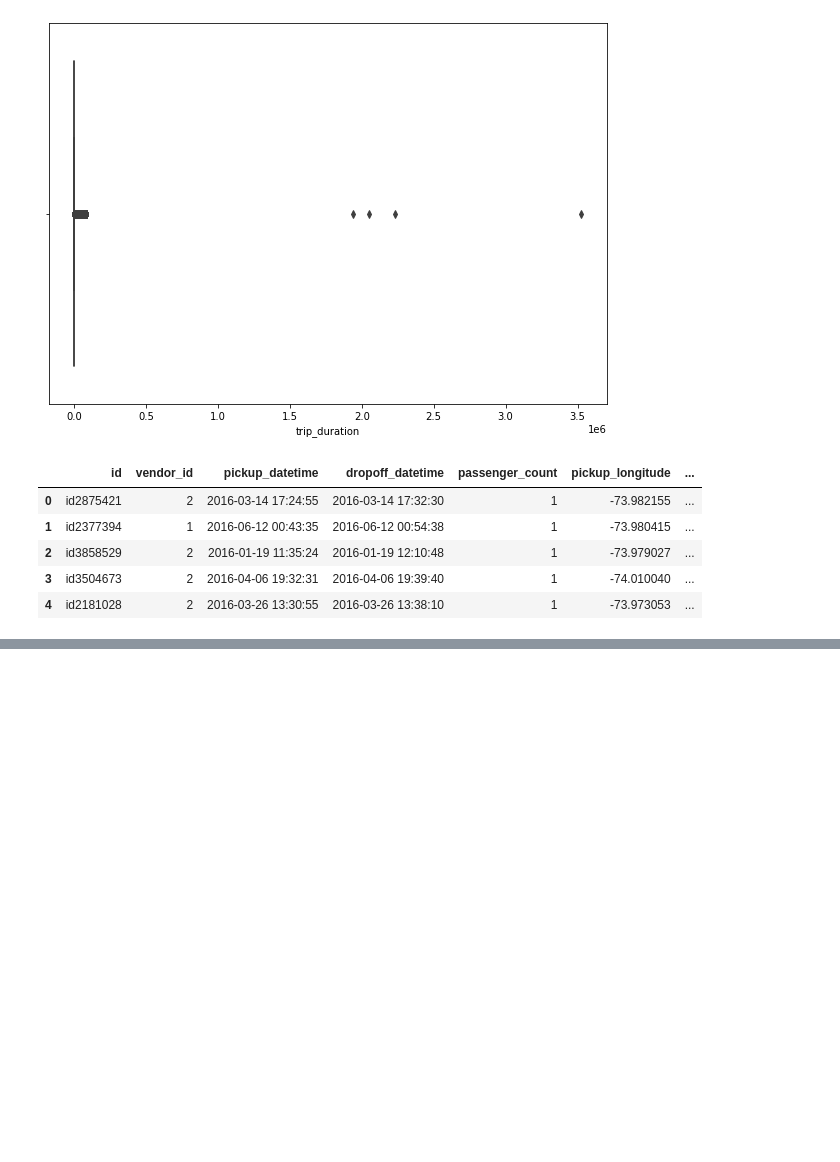
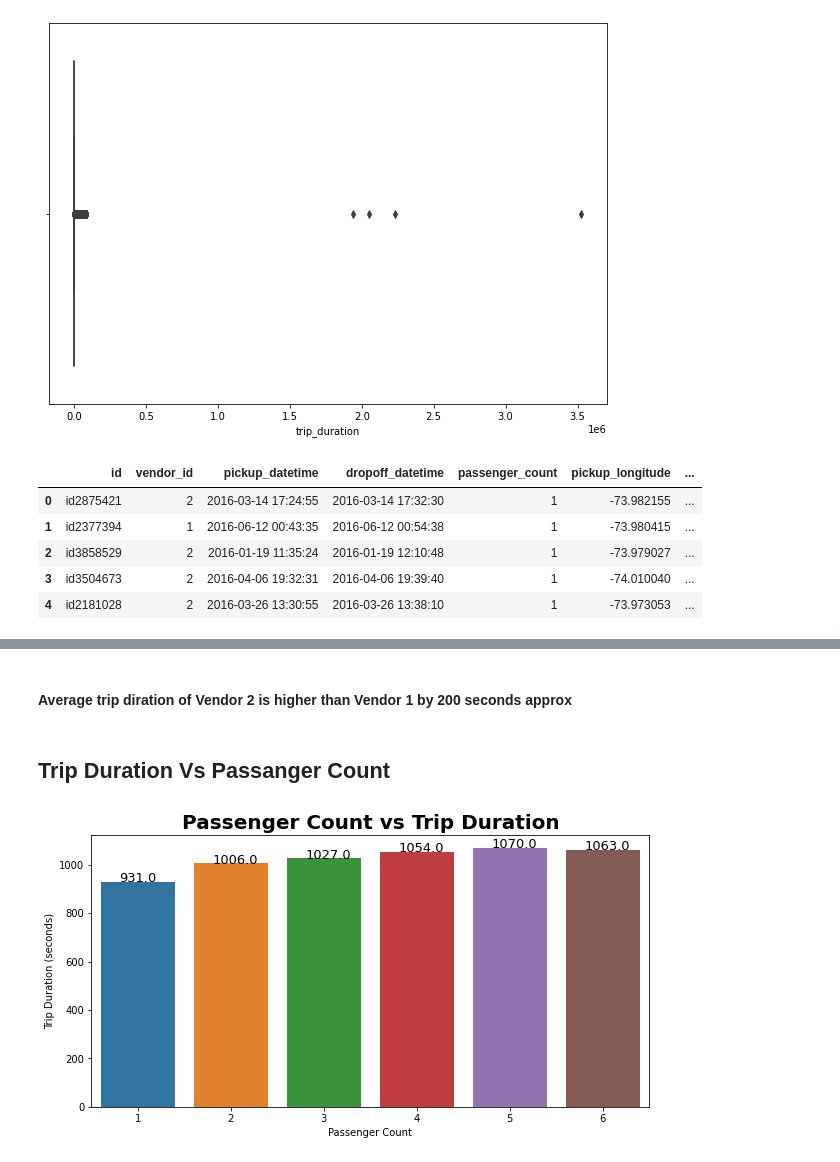
Before and after one commit to Kishan459/NYC-Taxi-Trip-Time_prediction, a Jupyter notebook: NYC_Taxi_Trip_Time_Prediction_Capstone_Project.ipynb, the cells around one changed output, grey strips where cells are left out. Cells and saved outputs as stored; diff of their text form; code cells hidden in the pictures; blank space fills up the shorter version.

```diff
--- a/NYC_Taxi_Trip_Time_Prediction_Capstone_Project.ipynb
+++ b/NYC_Taxi_Trip_Time_Prediction_Capstone_Project.ipynb
@@ -485,0 +503,17 @@ df.head()
+# %% [markdown]
+#### Average trip diration of Vendor 2 is higher than Vendor 1 by 200 seconds approx
+# %% [markdown]
+## Trip Duration Vs Passanger Count
+# %%
+# visualization of Passanger Count and avarage trip duration
+passanger_Count_vs_trip_d = round(df.groupby('passenger_count')['trip_duration'].mean(),0)
+plt.figure(figsize=(10,5))
+ax = sns.barplot(passanger_Count_vs_trip_d.index,passanger_Count_vs_trip_d.values)
+for p in ax.patches:
+    ax.annotate(f'\n{p.get_height()}', (p.get_x()+0.2, p.get_height()), color='black', size=13)
+plt.ylabel('Trip Duration (seconds)')
+plt.xlabel('Passenger Count')
+plt.title('Passenger Count vs Trip Duration',fontsize=20,weight='bold')
+plt.show()
+# %% [output]
+[figure, added]
```
Also changed, not shown: parts of 13 cells of this notebook.
